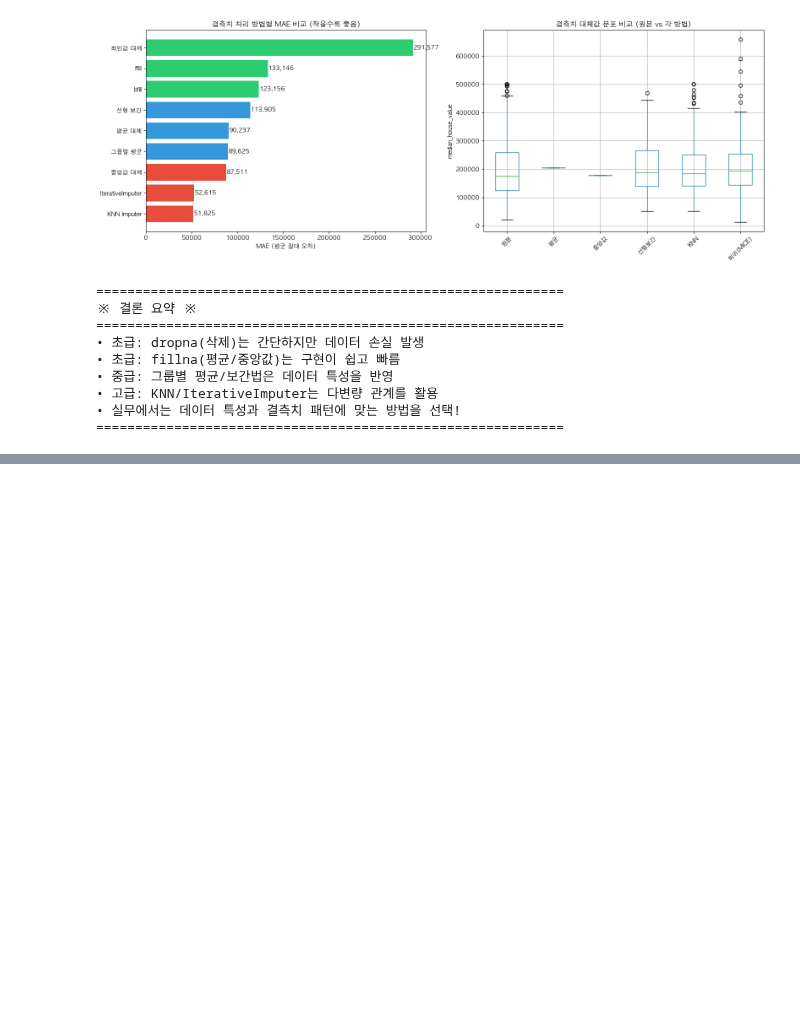
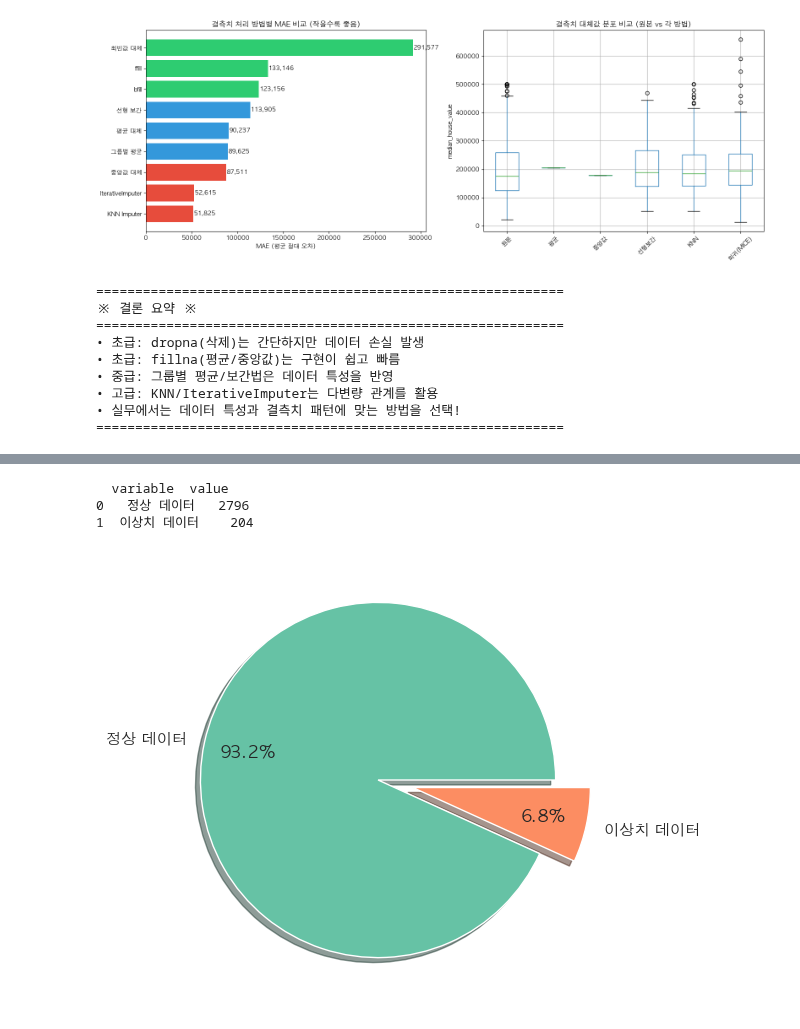
Before and after one commit to icesnake72/aice, a Jupyter notebook: california_housing_analysis.ipynb, the cells around one changed output, grey strips where cells are left out. Drawn from its saved outputs; the diff is of its cells as text; code cells hidden in the pictures; blank space fills up the shorter version.

```diff
--- a/california_housing_analysis.ipynb
+++ b/california_housing_analysis.ipynb
@@ -1068,0 +1170,17 @@ print("=" * 60)
+# %%
+df_melt = df_std_out.melt()
+print(df_melt.head())
+plt.pie(df_melt['value'],
+    labels=df_melt['variable'],
+    autopct='%1.1f%%',
+    explode=[0, 0.2],
+    pctdistance=0.75,
+    shadow=True
+)
+plt.tight_layout()
+plt.show()
+# %% [output]
+  variable  value
+0   정상 데이터   2796
+1  이상치 데이터    204
+[figure, added]
```
Also changed, not shown: parts of 26 cells of this notebook, 3 other files.
